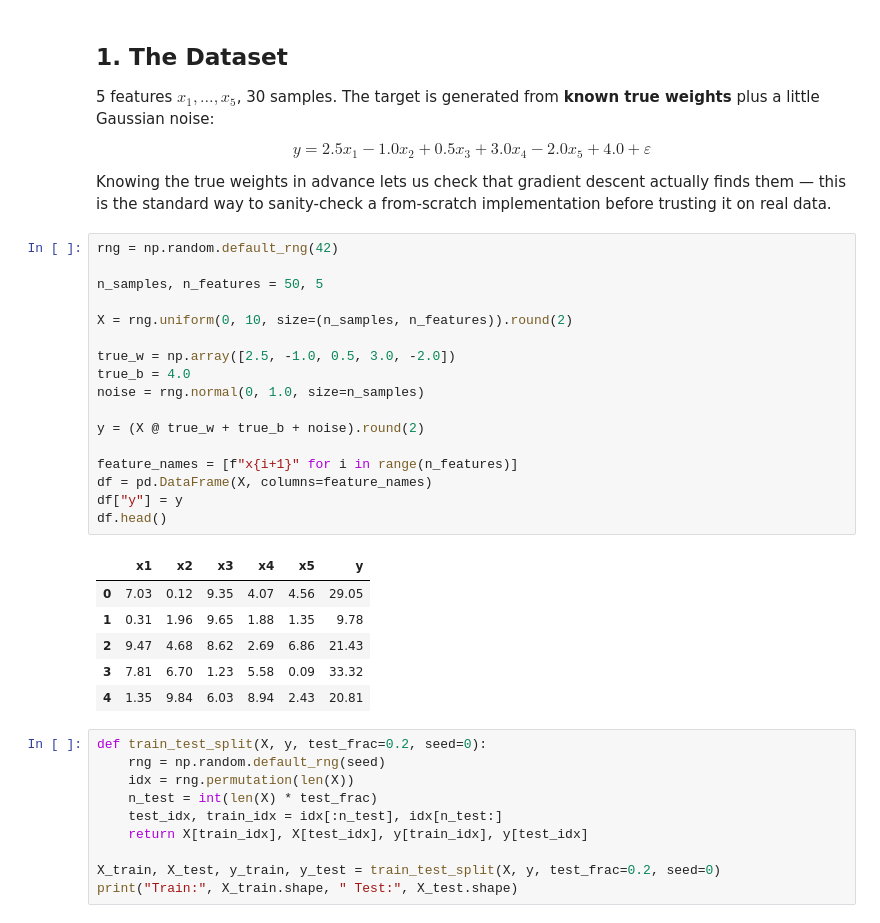
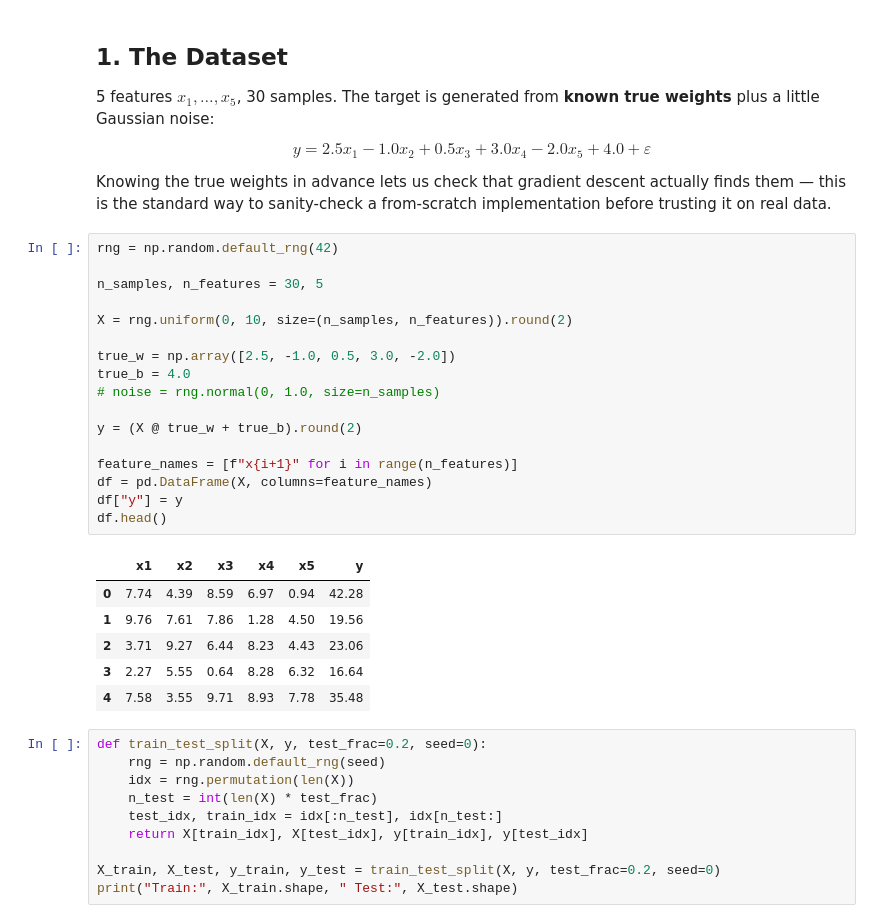
Before and after one commit to manthatech/AI-training-program, a Jupyter notebook: Machine Learning/Week 5/linear_regression_gradient_descent.ipynb, the cells around one changed output. Saved outputs shown, nothing was run; the diff lists cells and outputs as text.

```diff
--- a/Machine Learning/Week 5/linear_regression_gradient_descent.ipynb
+++ b/Machine Learning/Week 5/linear_regression_gradient_descent.ipynb
@@ -15,27 +15,27 @@ Knowing the true weights in advance lets us check that gradient descent actually
 # %%
 rng = np.random.default_rng(42)
 
-n_samples, n_features = 50, 5
+n_samples, n_features = 30, 5
 
 X = rng.uniform(0, 10, size=(n_samples, n_features)).round(2)
 
 true_w = np.array([2.5, -1.0, 0.5, 3.0, -2.0])
 true_b = 4.0
-noise = rng.normal(0, 1.0, size=n_samples)
+# noise = rng.normal(0, 1.0, size=n_samples)
 
-y = (X @ true_w + true_b + noise).round(2)
+y = (X @ true_w + true_b).round(2)
 
 feature_names = [f"x{i+1}" for i in range(n_features)]
 df = pd.DataFrame(X, columns=feature_names)
 df["y"] = y
 df.head()
 # %% [output]
 |  | x1 | x2 | x3 | x4 | x5 | y |
-| 0 | 7.03 | 0.12 | 9.35 | 4.07 | 4.56 | 29.05 |
-| 1 | 0.31 | 1.96 | 9.65 | 1.88 | 1.35 | 9.78 |
-| 2 | 9.47 | 4.68 | 8.62 | 2.69 | 6.86 | 21.43 |
-| 3 | 7.81 | 6.70 | 1.23 | 5.58 | 0.09 | 33.32 |
-| 4 | 1.35 | 9.84 | 6.03 | 8.94 | 2.43 | 20.81 |
+| 0 | 7.74 | 4.39 | 8.59 | 6.97 | 0.94 | 42.28 |
+| 1 | 9.76 | 7.61 | 7.86 | 1.28 | 4.50 | 19.56 |
+| 2 | 3.71 | 9.27 | 6.44 | 8.23 | 4.43 | 23.06 |
+| 3 | 2.27 | 5.55 | 0.64 | 8.28 | 6.32 | 16.64 |
+| 4 | 7.58 | 3.55 | 9.71 | 8.93 | 7.78 | 35.48 |
 # %%
 def train_test_split(X, y, test_frac=0.2, seed=0):
     rng = np.random.default_rng(seed)
```
Also changed, not shown: parts of 8 cells of this notebook, 5 other files.
